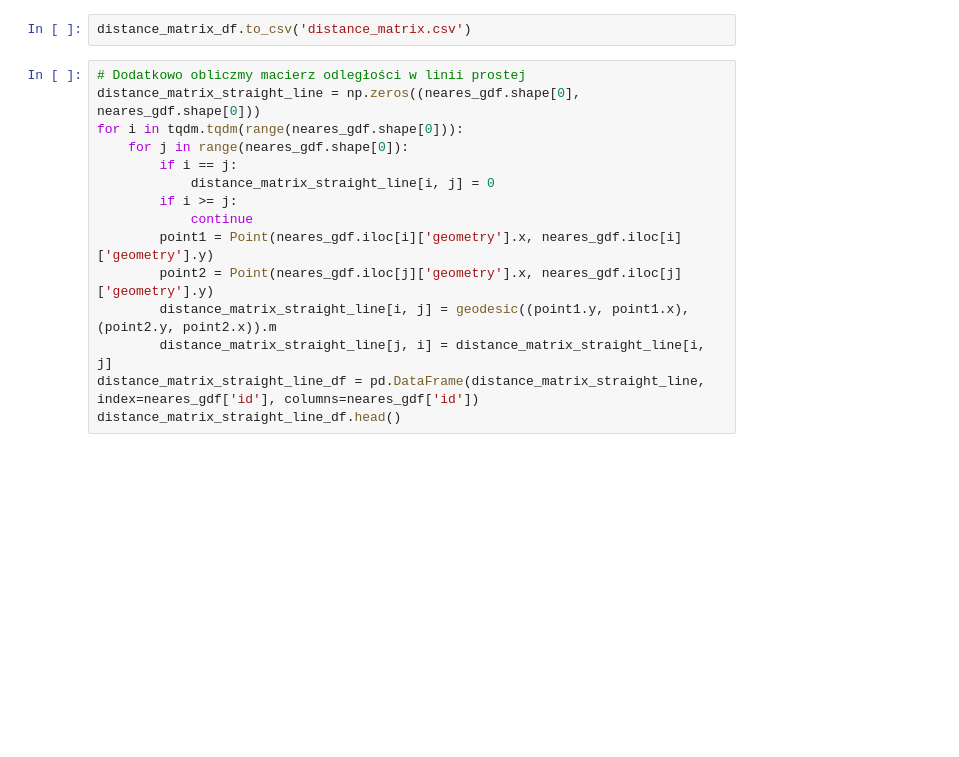
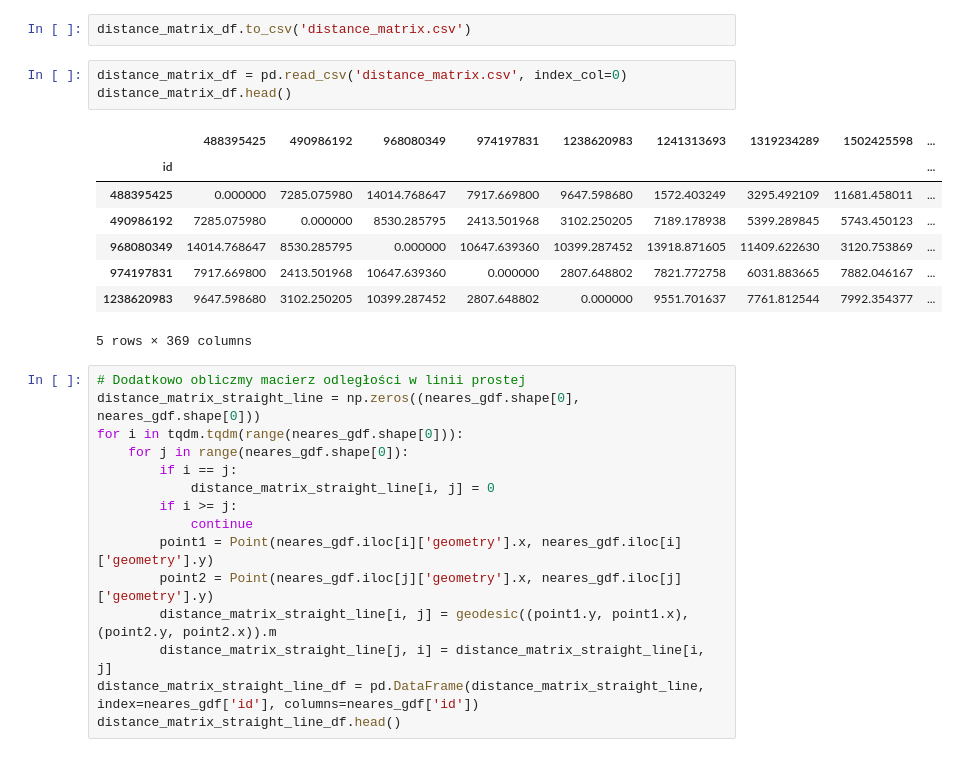
Before and after one commit to Krzysiaczek-kris/Algorytm-Genetyczny, a Jupyter notebook: Matrix_distances.ipynb, the cells around one changed output. Cells and saved outputs as stored; diff of their text form; blank space fills up the shorter version.

```diff
--- a/Matrix_distances.ipynb
+++ b/Matrix_distances.ipynb
@@ -456,5 +465,17 @@ distance_matrix_df.head()
 # %%
 distance_matrix_df.to_csv('distance_matrix.csv')
+# %%
+distance_matrix_df = pd.read_csv('distance_matrix.csv', index_col=0)
+distance_matrix_df.head()
+# %% [output]
+|  | 488395425 | 490986192 | 968080349 | 974197831 | 1238620983 | 1241313693 | 1319234289 | 1502425598 | ... |
+| id |  |  |  |  |  |  |  |  | ... |
+| 488395425 | 0.000000 | 7285.075980 | 14014.768647 | 7917.669800 | 9647.598680 | 1572.403249 | 3295.492109 | 11681.458011 | ... |
+| 490986192 | 7285.075980 | 0.000000 | 8530.285795 | 2413.501968 | 3102.250205 | 7189.178938 | 5399.289845 | 5743.450123 | ... |
+| 968080349 | 14014.768647 | 8530.285795 | 0.000000 | 10647.639360 | 10399.287452 | 13918.871605 | 11409.622630 | 3120.753869 | ... |
+| 974197831 | 7917.669800 | 2413.501968 | 10647.639360 | 0.000000 | 2807.648802 | 7821.772758 | 6031.883665 | 7882.046167 | ... |
+| 1238620983 | 9647.598680 | 3102.250205 | 10399.287452 | 2807.648802 | 0.000000 | 9551.701637 | 7761.812544 | 7992.354377 | ... |
+5 rows × 369 columns
 # %%
 # Dodatkowo obliczmy macierz odległości w linii prostej
 distance_matrix_straight_line = np.zeros((neares_gdf.shape[0], neares_gdf.shape[0]))
```
Also changed, not shown: parts of 4 cells of this notebook, 4 other files.
